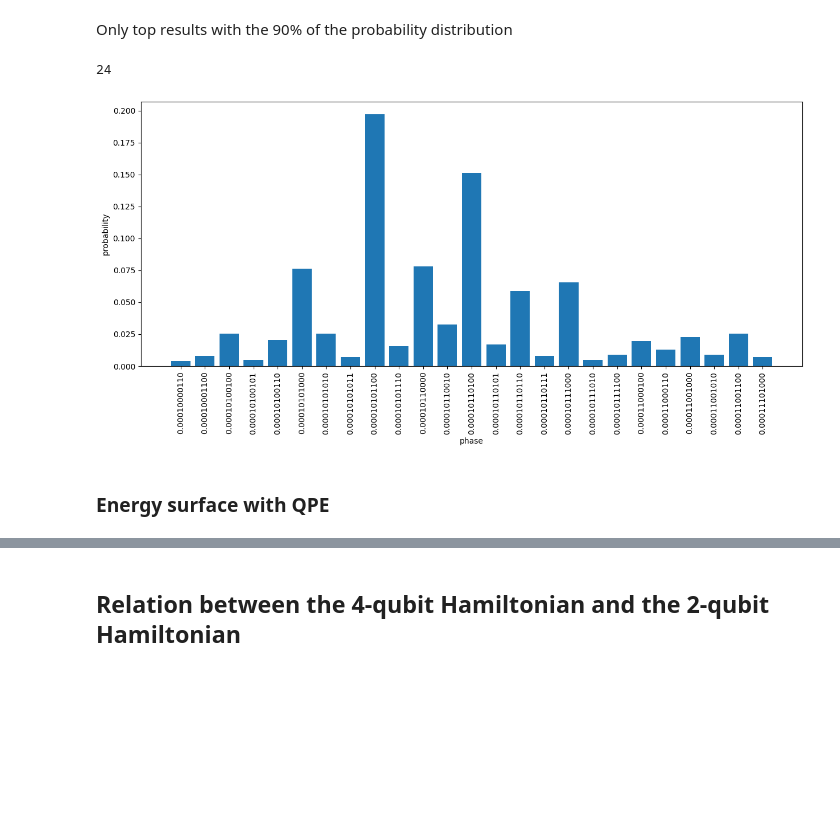
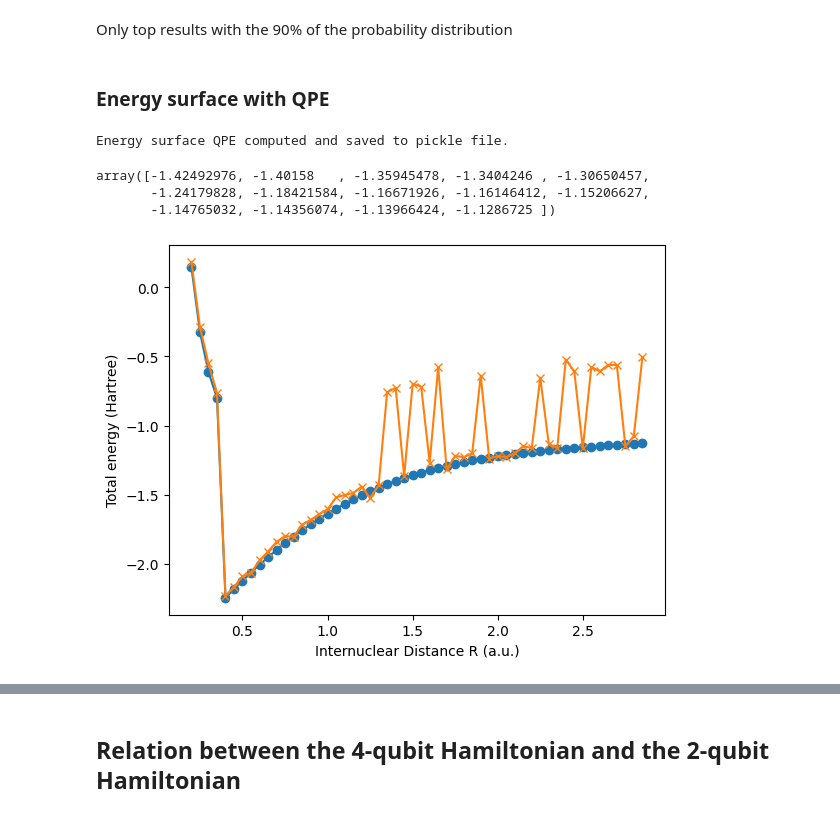
Before and after one commit to miguelruor/QPE-for-H2, a Jupyter notebook: QPE.ipynb, the cells around one changed output, grey strips where cells are left out. Drawn from its saved outputs; the diff is of its cells as text; code cells hidden in the pictures; blank space fills up the shorter version.

```diff
--- a/QPE.ipynb
+++ b/QPE.ipynb
@@ -338,11 +386,21 @@ plt.show()
 # %% [markdown]
 Only top results with the 90% of the probability distribution
 # %%
-cumsum = np.cumsum([tup[1] for tup in results_ordered])
-for i, s in enumerate(cumsum):
-    if s >= 0.9:
-        cumsum_i = i
-        print(i)
-        break
+if COMPUTE_WORKLOAD:
+    cumsum = np.cumsum([tup[1] for tup in results_ordered])
+    for i, s in enumerate(cumsum):
+        if s >= 0.9:
+            cumsum_i = i
+            print(i)
+            break
+
+    results_ordered = results_ordered[:cumsum_i + 1]
+    results_ordered.sort(key=lambda tup: tup[0])
+
+    plt.figure(figsize=(15, 8))
+    plt.bar([tup[0] for tup in results_ordered], [tup[1] for tup in results_ordered])
+    plt.xlabel("phase")
+    plt.ylabel("probability")
+    plt.xticks(rotation="vertical")
+    plt.subplots_adjust(bottom=0.3)
+    plt.show()
-# %% [output]
-24
@@ -352,11 +407,2 @@ results_ordered.sort(key=lambda tup: tup[0])
-# %%
-plt.figure(figsize=(15, 8))
-plt.bar([tup[0] for tup in results_ordered], [tup[1] for tup in results_ordered])
-plt.xlabel("phase")
-plt.ylabel("probability")
-plt.xticks(rotation="vertical")
-plt.subplots_adjust(bottom=0.3)
-# %% [output]
-[figure, removed]
 # %% [markdown]
 ### Energy surface with QPE
@@ -389,0 +443,38 @@ for idx, coeffs_row in coeffs_df.iterrows():
+# %%
+# prompt: save also the energy_surface_qpe data in a pickle file, the same way I did for the eigs variable
+
+pickle_path_qpe = "/content/drive/MyDrive/Miguel R - Thesis MSc/energy_surface_qpe.pkl"
+
+# Check if the file already exists
+if os.path.exists(pickle_path_qpe):
+    # Load previously computed energy surface
+    with open(pickle_path_qpe, "rb") as f:
+        energy_surface_qpe = pickle.load(f)
+    print("Energy surface QPE loaded from pickle file.")
+else:
+    # Save energy surface QPE to pickle for future use
+    with open(pickle_path_qpe, "wb") as f:
+        pickle.dump(energy_surface_qpe, f)
+
+    print("Energy surface QPE computed and saved to pickle file.")
+# %% [output]
+Energy surface QPE computed and saved to pickle file.
+# %%
+outliers = (energy_surface - energy_surface_qpe[0]).__abs__() > 0.3
+energy_surface[outliers]
+# %% [output]
+array([-1.42492976, -1.40158   , -1.35945478, -1.3404246 , -1.30650457,
+       -1.24179828, -1.18421584, -1.16671926, -1.16146412, -1.15206627,
+       -1.14765032, -1.14356074, -1.13966424, -1.1286725 ])
+# %%
+plt.plot(coeffs_df["nuclear_dist"], energy_surface, marker="o", label="Exact energy Surface")
+for k in range(retries):
+    plt.plot(coeffs_df["nuclear_dist"], energy_surface_qpe[k], marker="x", label=f"Energy Surface from QPE with Trotterization (retry {k+1})")
+
+#plt.plot(coeffs_df["nuclear_dist"], energy_surface_qpe, marker="x", label="Energy Surface from QPE with Trotterization")
+plt.xlabel("Internuclear Distance R (a.u.)")
+plt.ylabel("Total energy (Hartree)")
+#plt.legend()
+plt.show()
+# %% [output]
+[figure, added]
```
Also changed, not shown: parts of 22 cells of this notebook.
